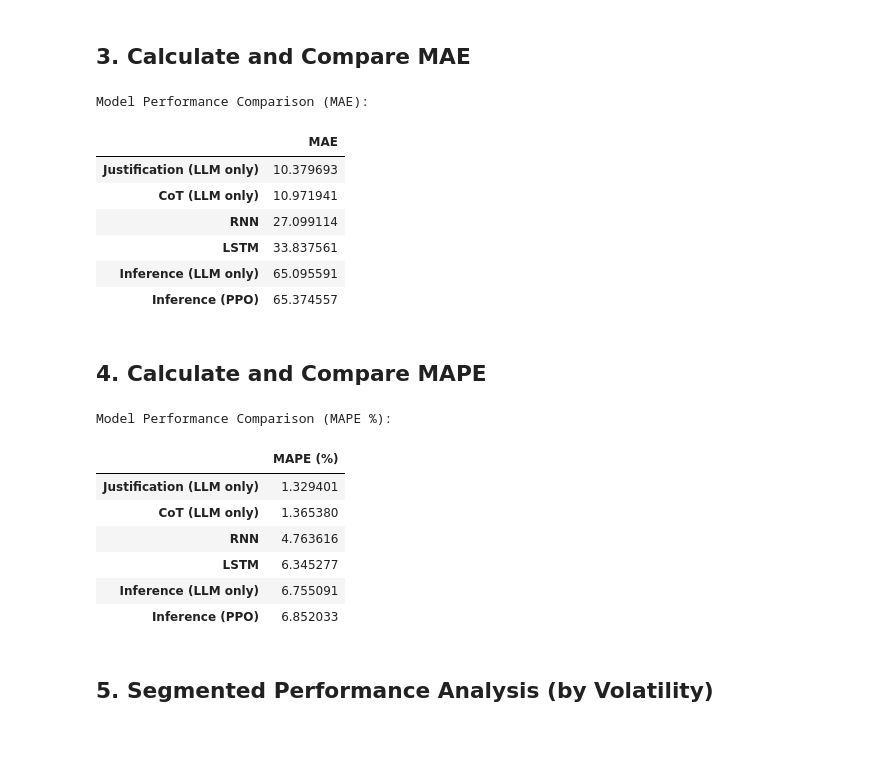
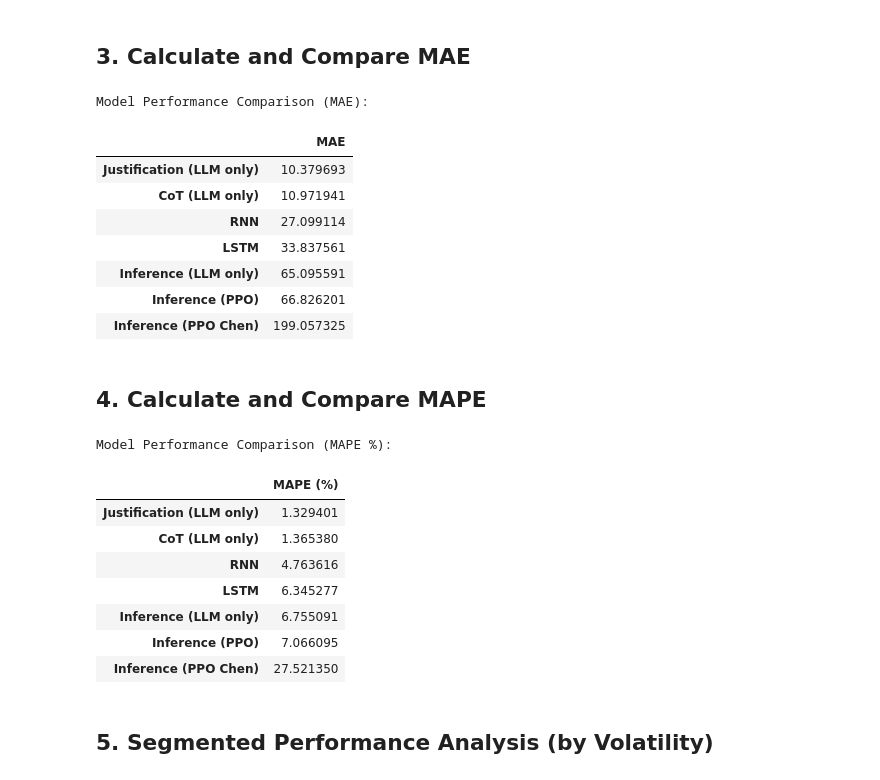
Before and after one commit to ajiayi-debug/StockPPOLLMresearch, a Jupyter notebook: model/llm_results.ipynb, the cells around one changed output. Drawn from its saved outputs; the diff is of its cells as text; code cells hidden in the pictures; blank space fills up the shorter version.

```diff
--- a/model/llm_results.ipynb
+++ b/model/llm_results.ipynb
@@ -54,6 +54,7 @@ try:
     # --- Load PPO-adjusted predictions ---
     # Original PPO model
     inference_ppo_df = pd.read_csv('../results/test_predictions_with_ppo.csv')
+    chen_ppo_df = pd.read_csv('../results/test_predictions_with_ppo_chen.csv')
 
     # --- Load raw LLM predictions (without PPO) ---
     with open('../results/llm_predictions_checkpoint.json', 'r') as f:
@@ -115,34 +116,37 @@ if 'rnn_lstm_df' in locals():
     results['LSTM'] = {'MAE': calculate_mae_from_df(rnn_lstm_df, 'lstm_prediction')}
 
 # PPO models
 if 'inference_ppo_df' in locals():
     results['Inference (PPO)'] = {'MAE': calculate_mae_from_df(inference_ppo_df, 'ppo_adjusted_prediction')}
+if 'chen_ppo_df' in locals():
+    results['Inference (PPO Chen)'] = {'MAE': calculate_mae_from_df(chen_ppo_df, 'ppo_adjusted_prediction')}
 
 # Raw LLM models
 if 'inference_raw' in locals():
     results['Inference (LLM only)'] = {'MAE': calculate_mae_from_raw(inference_raw)}
 if 'justification_raw' in locals():
     results['Justification (LLM only)'] = {'MAE': calculate_mae_from_raw(justification_raw)}
 if 'cot_raw' in locals():
     results['CoT (LLM only)'] = {'MAE': calculate_mae_from_raw(cot_raw)}
 
 if results:
     results_df = pd.DataFrame(results).T
     results_df = results_df.sort_values(by='MAE', ascending=True)
 
     print("Model Performance Comparison (MAE):")
     display(results_df)
 else:
     print("No data to compare. Please check the file loading step.")
 # %% [output]
 Model Performance Comparison (MAE):
 |  | MAE |
 | Justification (LLM only) | 10.379693 |
 | CoT (LLM only) | 10.971941 |
 | RNN | 27.099114 |
 | LSTM | 33.837561 |
 | Inference (LLM only) | 65.095591 |
-| Inference (PPO) | 65.374557 |
+| Inference (PPO) | 66.826201 |
+| Inference (PPO Chen) | 199.057325 |
 # %% [markdown]
 ## 4. Calculate and Compare MAPE
 # %%
@@ -183,6 +187,8 @@ if 'rnn_lstm_df' in locals():
 # PPO models
 if 'inference_ppo_df' in locals():
     mape_results['Inference (PPO)'] = {'MAPE (%)': calculate_mape_from_df(inference_ppo_df, 'ppo_adjusted_prediction')}
+if 'chen_ppo_df' in locals():
+    mape_results['Inference (PPO Chen)'] = {'MAPE (%)': calculate_mape_from_df(chen_ppo_df, 'ppo_adjusted_prediction')}
 
 # Raw LLM models
 if 'inference_raw' in locals():
@@ -208,7 +214,8 @@ Model Performance Comparison (MAPE %):
 | RNN | 4.763616 |
 | LSTM | 6.345277 |
 | Inference (LLM only) | 6.755091 |
-| Inference (PPO) | 6.852033 |
+| Inference (PPO) | 7.066095 |
+| Inference (PPO Chen) | 27.521350 |
 # %% [markdown]
 ## 5. Segmented Performance Analysis (by Volatility)
 # %%
```
Also changed, not shown: parts of 6 cells of this notebook, 15 other files.
